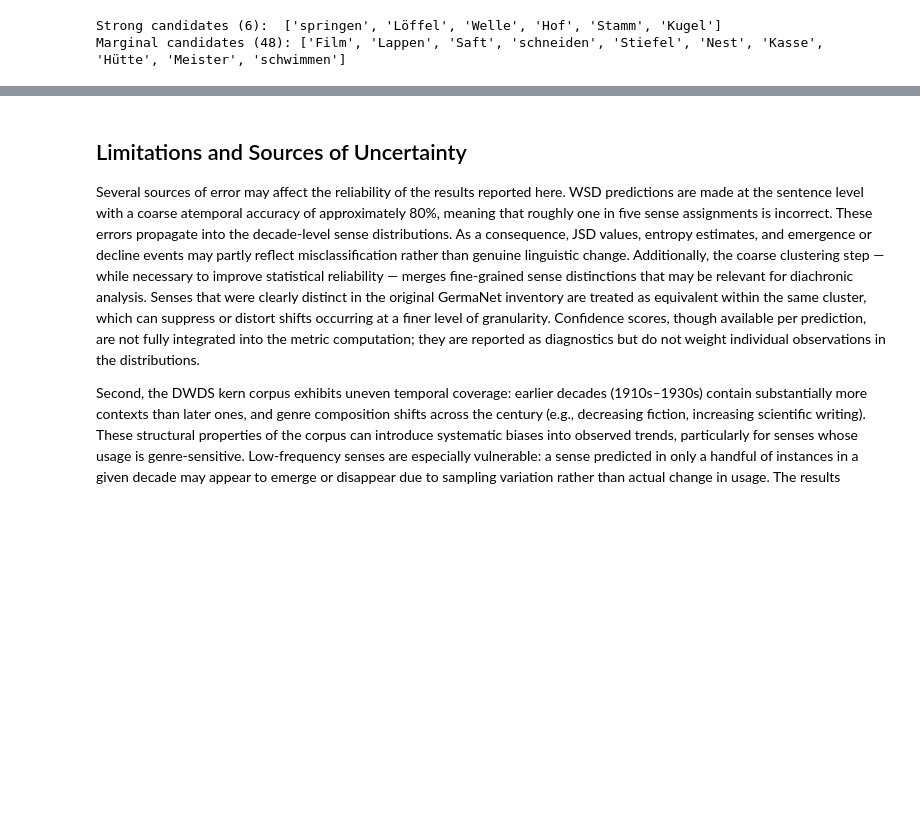
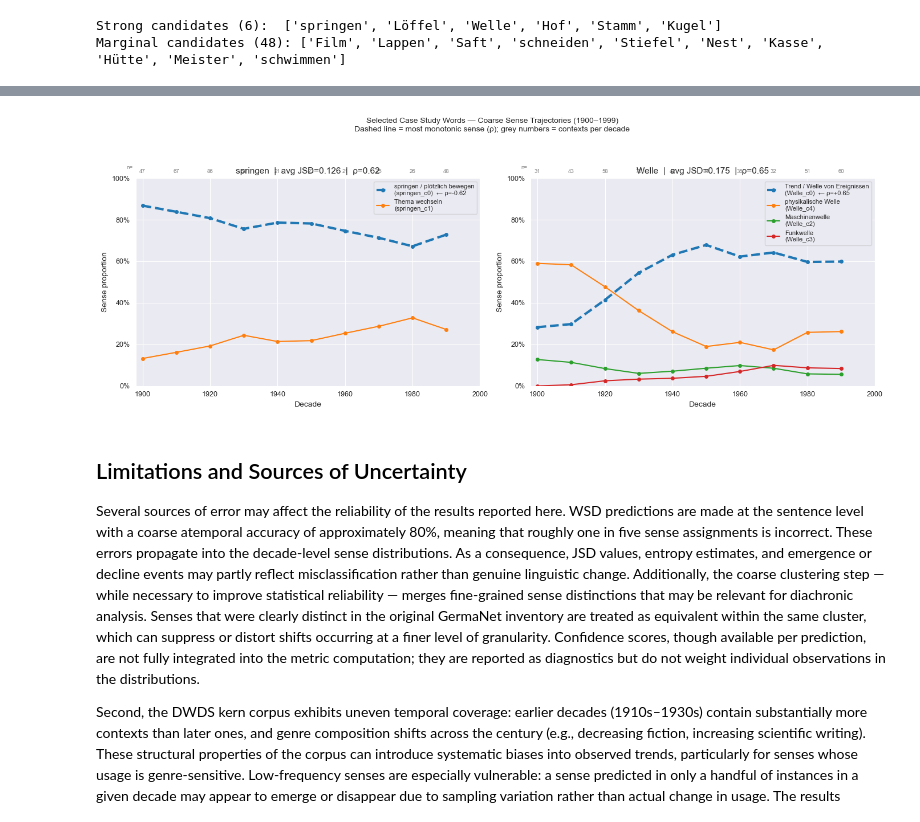
Before and after one commit to FlackoJodye1/diachronic-word-sense-change, a Jupyter notebook: notebooks/analysis/diachronic_pilot_results.ipynb, the cells around one changed output, grey strips where cells are left out. Saved outputs shown, nothing was run; the diff lists cells and outputs as text; code cells hidden in the pictures; blank space fills up the shorter version.

```diff
--- a/notebooks/analysis/diachronic_pilot_results.ipynb
+++ b/notebooks/analysis/diachronic_pilot_results.ipynb
@@ -1144,3 +1282,63 @@ plt.show()
+# %%
+# Sense trajectories for the two selected case study words: springen and Welle
+selected_words = ['springen', 'Welle']
+
+fig, axes = plt.subplots(1, 2, figsize=(14, 5))
+
+for ax, lemma in zip(axes, selected_words):
+    lc = sense_counts_coarse[sense_counts_coarse['lemma'] == lemma]
+
+    # Build pivot with original sense IDs — do NOT relabel yet
+    pivot = lc.pivot_table(index='decade', columns='predicted_sense_id',
+                           values='proportion', fill_value=0)
+    pivot = pivot.reindex(ALL_DECADES).fillna(0)
+
+    # Smooth
+    pivot_plot = smooth_pivot(pivot.copy())
+
+    top_sense = candidates.loc[lemma, 'mono_sense']
+    rho       = candidates.loc[lemma, 'mono_rho_signed']
+
+    # Sort columns so the dominant sense comes first (cosmetic only)
+    col_order = pivot_plot.sum().sort_values(ascending=False).index
+    pivot_plot = pivot_plot[col_order]
+
+    colors = plt.cm.tab10.colors
+    for i, sense_id in enumerate(pivot_plot.columns):
+        is_mono = (sense_id == top_sense)
+        label   = sense_label(lemma, sense_id) + (f'  ← ρ={rho:+.2f}' if is_mono else '')
+        ax.plot(pivot_plot.index, pivot_plot[sense_id].values,
+                color=colors[i],
+                linewidth=3.0 if is_mono else 1.5,
+                linestyle='--' if is_mono else '-',
+                marker='o', markersize=4,
+                label=label,
+                zorder=3 if is_mono else 2)
+
+    # Context counts along the top
+    ctx = decade_stats_coarse[decade_stats_coarse['lemma'] == lemma].set_index('decade')['n_contexts']
+    for decade in ALL_DECADES:
+        n = int(ctx.get(decade, 0))
+        ax.text(decade, 1.02, str(n), ha='center', va='bottom', fontsize=7, color='grey')
+    ax.text(ALL_DECADES[0] - 3, 1.04, 'n=', ha='right', va='bottom', fontsize=7, color='grey')
+
+    jsd = candidates.loc[lemma, 'avg_jsd']
+    ax.set_title(f'{lemma}  |  avg JSD={jsd:.3f}  |  ρ={abs(rho):.2f}', fontsize=11)
+    ax.set_ylim(0, 1)
+    ax.set_xlim(1898, 2000)
+    ax.set_xlabel('Decade')
+    ax.set_ylabel('Sense proportion')
+    ax.legend(fontsize=8, loc='best', framealpha=0.7)
+    ax.tick_params(labelsize=9)
+    ax.yaxis.set_major_formatter(plt.FuncFormatter(lambda y, _: f'{y:.0%}'))
+
+fig.suptitle('Selected Case Study Words — Coarse Sense Trajectories (1900–1999)\n'
+             'Dashed line = most monotonic sense (ρ); grey numbers = contexts per decade',
+             fontsize=10, y=1.05)
+plt.tight_layout()
+plt.show()
+# %% [output]
+[figure, added]
 # %% [markdown]
 ## Limitations and Sources of Uncertainty
 
```
Also changed, not shown: parts of 13 cells of this notebook, 7 other files.
